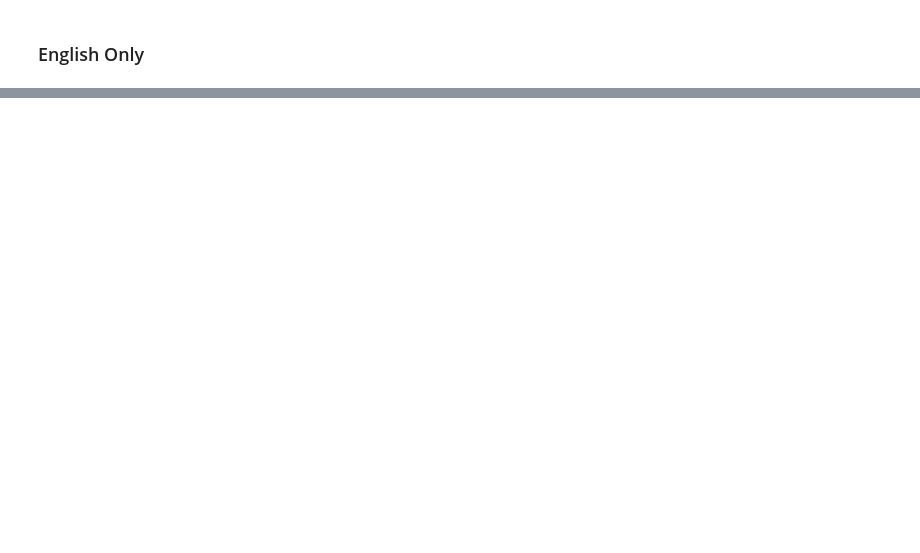
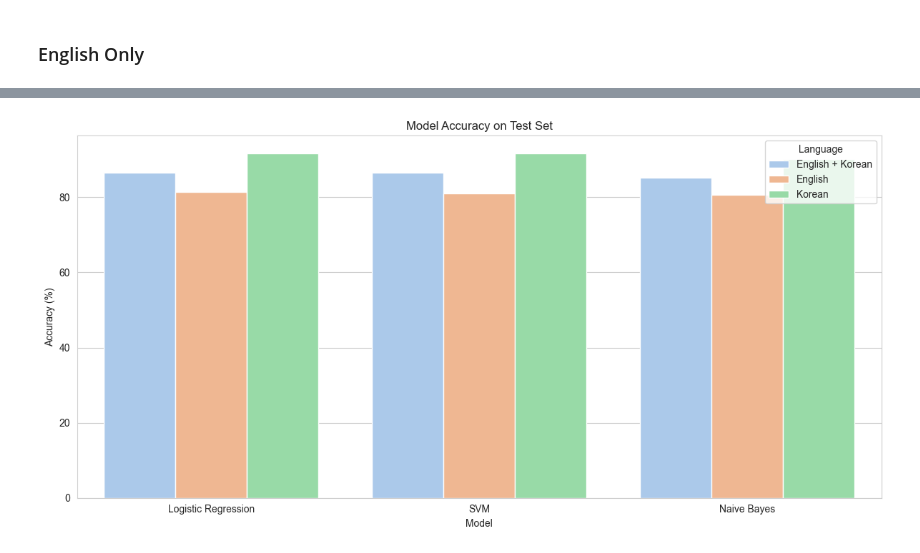
Before and after one commit to rnimisha/youtube-comment-analyzer, a Jupyter notebook: notebook/training/tfidf.ipynb, the cells around one changed output, grey strips where cells are left out. Drawn from its saved outputs; the diff is of its cells as text; code cells hidden in the pictures; blank space fills up the shorter version.

```diff
--- a/notebook/training/tfidf.ipynb
+++ b/notebook/training/tfidf.ipynb
@@ -210,0 +191,3 @@ plt.show()
+# %%
+df_ko = df_copy[df_copy["Language"] == "ko"]
+results_ko = train_models(df_ko, "Korean")
@@ -431,0 +349,12 @@ weighted avg       0.90      0.90      0.90     20000
+# %%
+import pandas as pd
+
+pd.set_option("display.width", 200)
+pd.set_option("display.max_columns", 20)
+pd.set_option("display.max_colwidth", None)
+
+all_results_df = pd.concat([results_en_ko, results_en, results_ko], ignore_index=True)
+
+print("FINAL COMPARISON SUMMARY")
+
+print(tabulate(all_results_df.reset_index(drop=True), headers="keys", tablefmt="psql"))
@@ -431,0 +379,20 @@ weighted avg       0.90      0.90      0.90     20000
+# %%
+plt.figure(figsize=(12, 6))
+subset = all_results_df[all_results_df["Dataset"] == "Test"].copy()
+subset["Accuracy_percent"] = subset["Accuracy"] * 100
+
+sns.barplot(
+    data=subset,
+    x="Model",
+    y="Accuracy_percent",
+    hue="Language",
+)
+
+plt.title(f"Model Accuracy on Test Set")
+plt.ylabel("Accuracy (%)")
+plt.legend(title="Language")
+plt.xticks()
+plt.tight_layout()
+plt.show()
+# %% [output]
+[figure, added]
```
Also changed, not shown: parts of 67 cells of this notebook.
